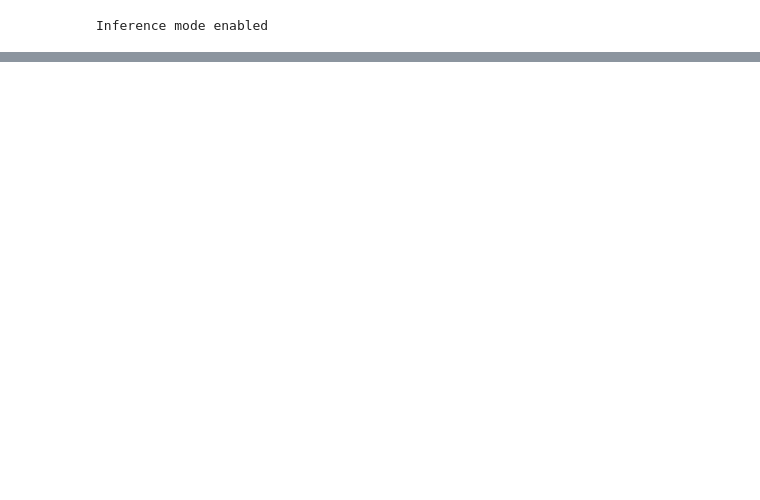
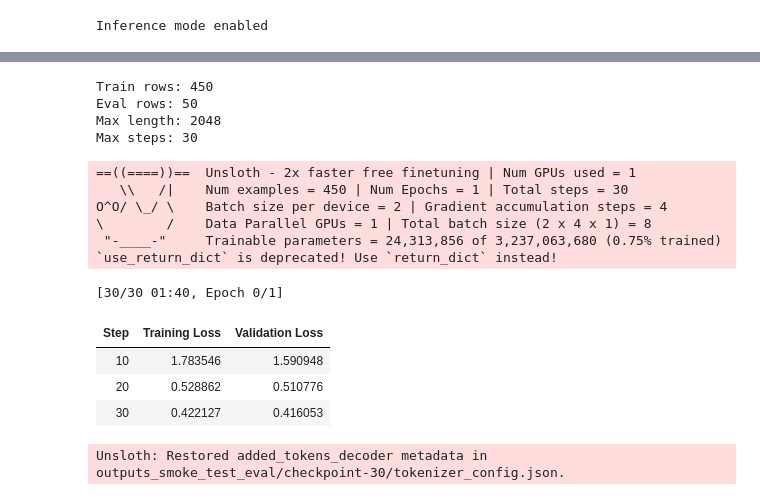
Before and after one commit to nehalpramod666/ML-Mini_Project, a Jupyter notebook: ml/training/qlora_unsloth.ipynb, the cells around one changed output, grey strips where cells are left out. Drawn from its saved outputs; the diff is of its cells as text; code cells hidden in the pictures; blank space fills up the shorter version.

Commit message:
feat: configure QLoRA training script, run 30-step smoke test

```diff
--- a/ml/training/qlora_unsloth.ipynb
+++ b/ml/training/qlora_unsloth.ipynb
@@ -164,0 +449,13 @@ A blur of 85 suggests that the image is out of focus, making it difficult to dis
+# %%
+from datasets import load_dataset
+
+dataset = load_dataset(
+    "json",
+    data_files={
+        "train": "/content/train_chat.jsonl",
+        "val": "/content/val_chat.jsonl",
+    },
+)
+
+print(dataset)
+print(dataset["train"][0])
@@ -164,0 +518,23 @@ A blur of 85 suggests that the image is out of focus, making it difficult to dis
+# %%
+from unsloth import FastLanguageModel
+
+model = FastLanguageModel.get_peft_model(
+    model,
+    r=16,
+    target_modules=[
+        "q_proj",
+        "k_proj",
+        "v_proj",
+        "o_proj",
+        "gate_proj",
+        "up_proj",
+        "down_proj",
+    ],
+    lora_alpha=16,
+    lora_dropout=0,
+    bias="none",
+    use_gradient_checkpointing="unsloth",
+    random_state=42,
+)
+
+model.print_trainable_parameters()
@@ -164,0 +594,25 @@ A blur of 85 suggests that the image is out of focus, making it difficult to dis
+# %%
+print("Train rows:", len(trainer.train_dataset))
+print("Eval rows:", len(trainer.eval_dataset))
+print("Max length:", trainer.args.max_length)
+print("Max steps:", trainer.args.max_steps)
+# %% [output]
+Train rows: 450
+Eval rows: 50
+Max length: 2048
+Max steps: 30
+# %%
+trainer_stats = trainer.train()
+# %% [output]
+==((====))==  Unsloth - 2x faster free finetuning | Num GPUs used = 1
+   \\   /|    Num examples = 450 | Num Epochs = 1 | Total steps = 30
+O^O/ \_/ \    Batch size per device = 2 | Gradient accumulation steps = 4
+\        /    Data Parallel GPUs = 1 | Total batch size (2 x 4 x 1) = 8
+ "-____-"     Trainable parameters = 24,313,856 of 3,237,063,680 (0.75% trained)
+`use_return_dict` is deprecated! Use `return_dict` instead!
+[30/30 01:40, Epoch 0/1]
+| Step | Training Loss | Validation Loss |
+| 10 | 1.783546 | 1.590948 |
+| 20 | 0.528862 | 0.510776 |
+| 30 | 0.422127 | 0.416053 |
+Unsloth: Restored added_tokens_decoder metadata in outputs_smoke_test_eval/checkpoint-30/tokenizer_config.json.
```
Also changed, not shown: parts of 27 cells of this notebook, 2 other files.
